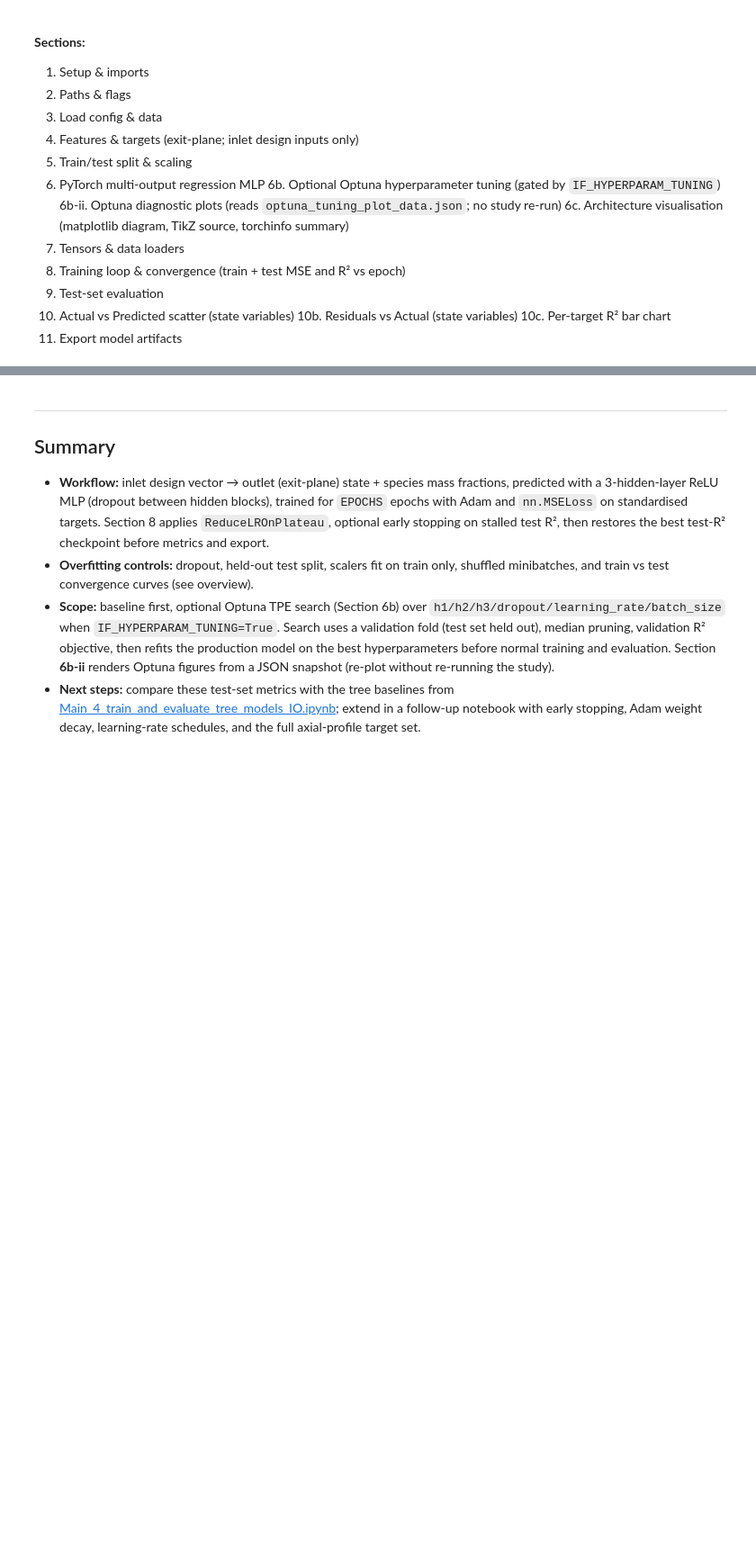
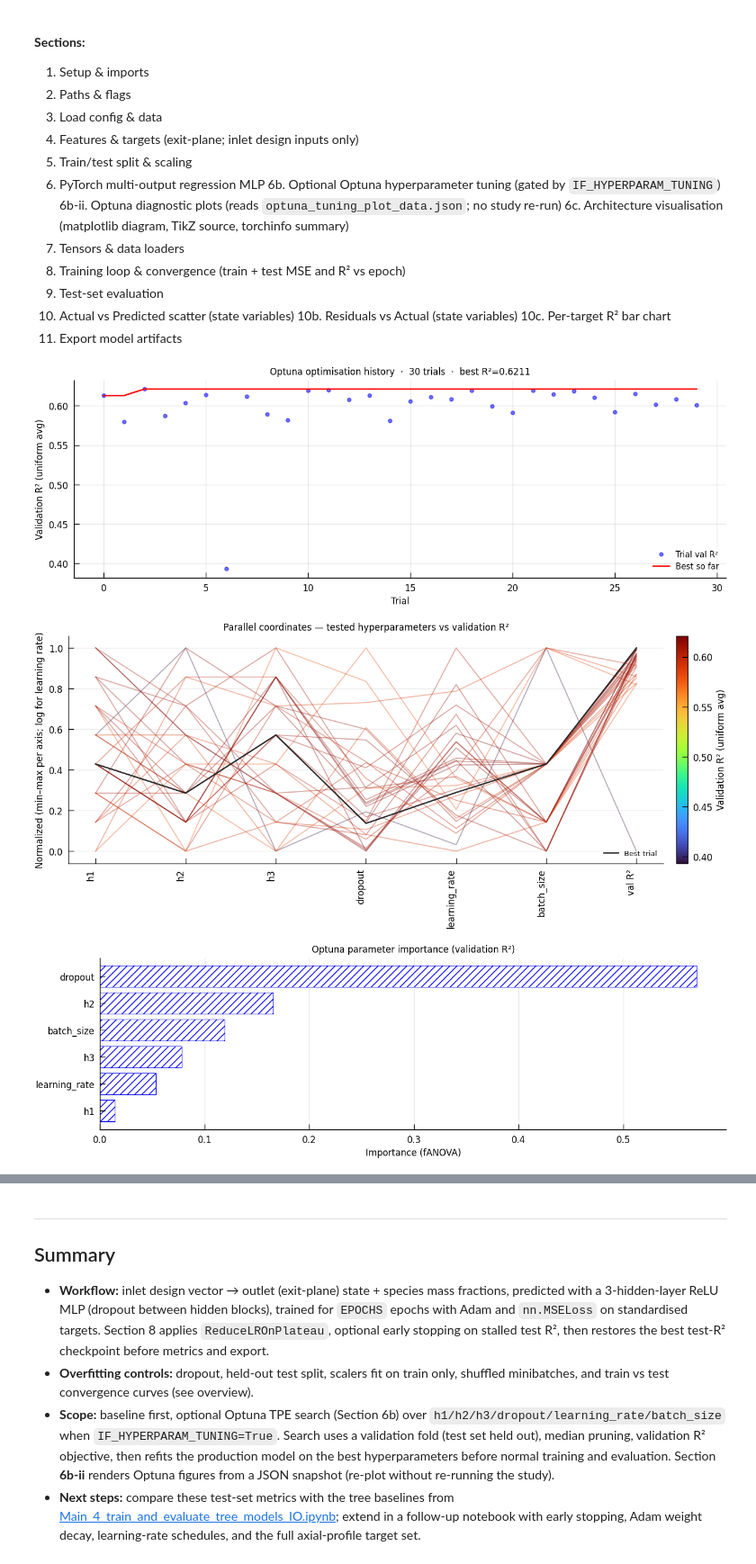
Before and after one commit to karefyllidis/PlugFlowML, a Jupyter notebook: notebooks/Main_6__train_evaluate_SimpleNN_IO.ipynb, the cells around one changed output, grey strips where cells are left out. Shown at 90% size. Cells and saved outputs as stored; diff of their text form; code cells hidden in the pictures; blank space fills up the shorter version.

```diff
--- a/notebooks/Main_6__train_evaluate_SimpleNN_IO.ipynb
+++ b/notebooks/Main_6__train_evaluate_SimpleNN_IO.ipynb
@@ -114,13 +114,16 @@ IF_PLOT_SHOWN          = True
 IF_PLOT_EXPORT         = True
 IF_MODEL_EXPORT        = True
 
-# Optional hyperparameter tuning (Section 6c). Off by default — Main_6 is a
-# defaults-only baseline. Setting True runs an Optuna TPE search over h1/h2/h3,
-# dropout, learning_rate, and batch_size, refits the final model with the best
-# hyperparameters, and the rest of the notebook runs as usual on the tuned net.
-IF_HYPERPARAM_TUNING   = False
+# Optional hyperparameter tuning (Section 6b). When True, runs Optuna TPE over
+# h1/h2/h3, dropout, learning_rate, batch_size, refits the model, then the same
+# training/evaluation pipeline as the baseline.
+IF_HYPERPARAM_TUNING   = True
+# Plotting contract: convergence, parity, residuals, per-target R², and
+# architecture figures must run correctly whether this flag is True or False.
+# Optuna-specific PNGs live in Section 6b (run) and 6b-ii (plots from JSON only);
+# with tuning off, 6b-ii prints [INFO] and skips — no impact on other plots.
 
-# Architecture-visualisation flags (Section 6b). Both diagram styles can be
+# Architecture-visualisation flags (Section 6c). Both diagram styles can be
 # toggled independently; the torchinfo summary requires `pip install torchinfo`
 # and gracefully degrades to a plain `print(model)` if it is not installed.
 IF_ARCH_DIAGRAM_MPL  = True   # matplotlib circles+lines diagram (themed by setup_matplotlib)
@@ -134,7 +137,7 @@ EXPORT_DIR         = project_root / "models"
 FIG_DIR            = project_root / "outputs" / "figures" / "Main_6__train_evaluate_SimpleNN_IO"
 
 print(f"Plot: {IF_PLOT_SHOWN}  |  Export figs: {IF_PLOT_EXPORT}  |  Export model: {IF_MODEL_EXPORT}")
-print("Main_6 is a defaults-only PyTorch MLP baseline (inlet -> outlet, no tuning).")
+print(f"Optuna tuning (Section 6b): {'on' if IF_HYPERPARAM_TUNING else 'off'} - core plots work either way.")
 # %%
 # ════════════════════════════════════════════════════════════════════════════
 # 3. LOAD CONFIG & DATA
@@ -501,7 +504,7 @@ else:
     trial_vals = [t["value"] for t in _trials]
     best_so_far = np.maximum.accumulate(trial_vals) if trial_vals else []
 
-    fig, ax = plt.subplots(figsize=(8, 4))
+    fig, ax = plt.subplots(figsize=(11, 4))
     ax.plot(trial_nums, trial_vals, "o", alpha=0.55, color="b", label="Trial val R²")
     if len(best_so_far) > 0:
         ax.plot(trial_nums, best_so_far, "-", lw=1.6, color="r", label="Best so far")
@@ -551,10 +554,10 @@ else:
         obj = Xp[:, -1]
         _vmin, _vmax = float(np.nanmin(obj)), float(np.nanmax(obj))
         _norm_pc = plt.Normalize(vmin=_vmin, vmax=_vmax)
-        _cmap_pc = plt.cm.coolwarm
+        _cmap_pc = plt.cm.turbo
         if not np.isfinite(_vmin) or not np.isfinite(_vmax) or _vmax <= _vmin:
             _norm_pc = plt.Normalize(0.0, 1.0)
-        fig_pc, ax_pc = plt.subplots(figsize=(10, 5.0))
+        fig_pc, ax_pc = plt.subplots(figsize=(11, 5.0))
         ibest = int(np.nanargmax(obj))
         for i in range(len(Xn)):
             if i == ibest:
@@ -567,9 +570,9 @@ else:
                 lw=1.1,
                 zorder=1,
             )
-        ax_pc.plot(ix, Xn[ibest], color="0.15", lw=2.4, zorder=3, label="Best trial")
+        ax_pc.plot(ix, Xn[ibest], color="0.15", lw=1.5, zorder=3, label="Best trial")
         ax_pc.set_xticks(ix)
-        ax_pc.set_xticklabels(_col_labels, rotation=18, ha="right")
+        ax_pc.set_xticklabels(_col_labels, rotation=90, ha="right")
         ax_pc.set_ylabel("Normalized (min–max per axis; log for learning rate)")
         ax_pc.set_ylim(-0.06, 1.06)
         ax_pc.set_title("Parallel coordinates — tested hyperparameters vs validation R²")
@@ -595,35 +598,39 @@ else:
             plt.show()
         plt.close(fig_pc)
     else:
         print(
             "[INFO] No per-trial params in snapshot; parallel coordinates skipped. "
             "Re-run Section 6b once to refresh optuna_tuning_plot_data.json."
         )
 
     _imp = _optuna_plot.get("importances")
     if _imp:
-        fig2, ax2 = plt.subplots(figsize=(8, 3.6))
+        fig2, ax2 = plt.subplots(figsize=(11, 3.6))
         names = list(_imp.keys())
         vals = list(_imp.values())
         ax2.barh(
             names[::-1],
             vals[::-1],
             facecolor="white",
-            edgecolor="#1f77b4",
+            edgecolor="blue",
             linewidth=0.65,
             hatch="///",
         )
         ax2.set_xlabel("Importance (fANOVA)")
         ax2.set_title("Optuna parameter importance (validation R²)")
         ax2.grid(True, axis="x", alpha=0.3)
         plt.tight_layout()
         if IF_PLOT_EXPORT:
             fig2.savefig(FIG_DIR / "optuna_param_importance.png", dpi=150, bbox_inches="tight")
         if IF_PLOT_SHOWN:
             plt.show()
         plt.close(fig2)
     else:
         print("[INFO] No importances in snapshot; skipping parameter-importance figure.")
+# %% [output]
+[figure, added]
+[figure, added]
+[figure, added]
 # %%
 # ════════════════════════════════════════════════════════════════════════════
 # 6c. ARCHITECTURE VISUALISATION
```
Also changed, not shown: parts of 5 cells of this notebook, 4 other files.
